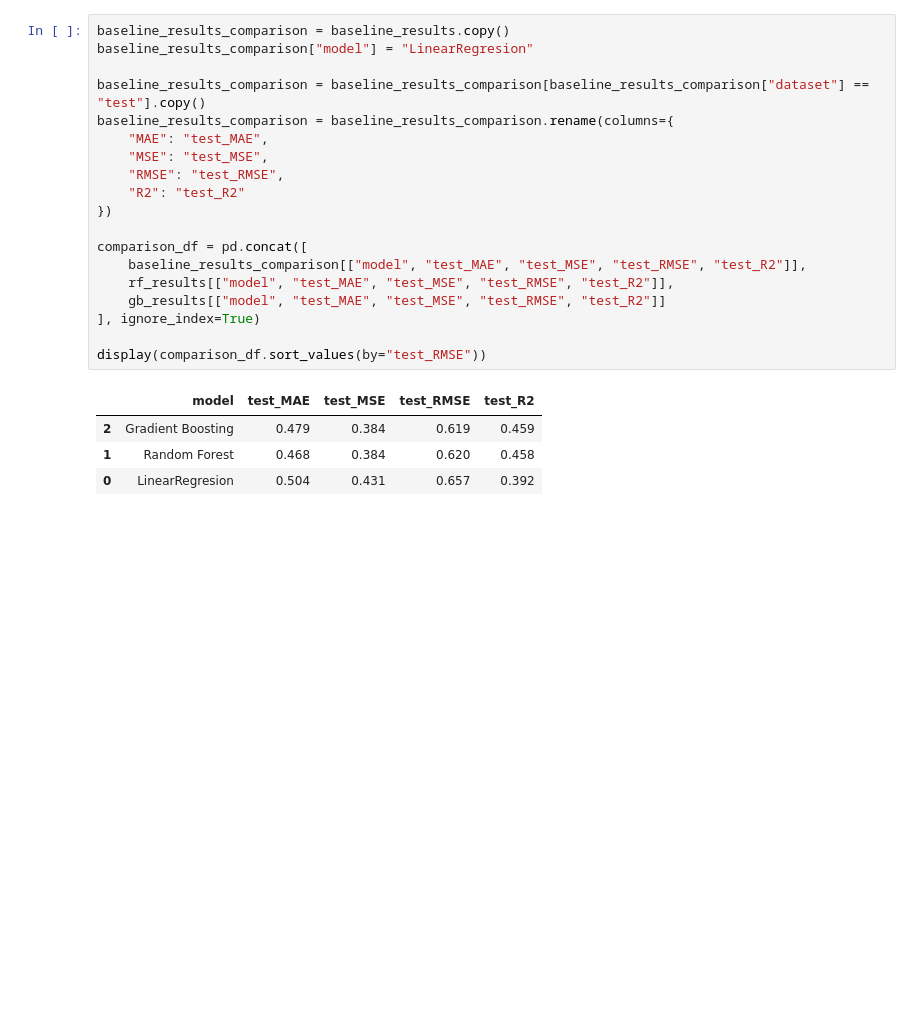
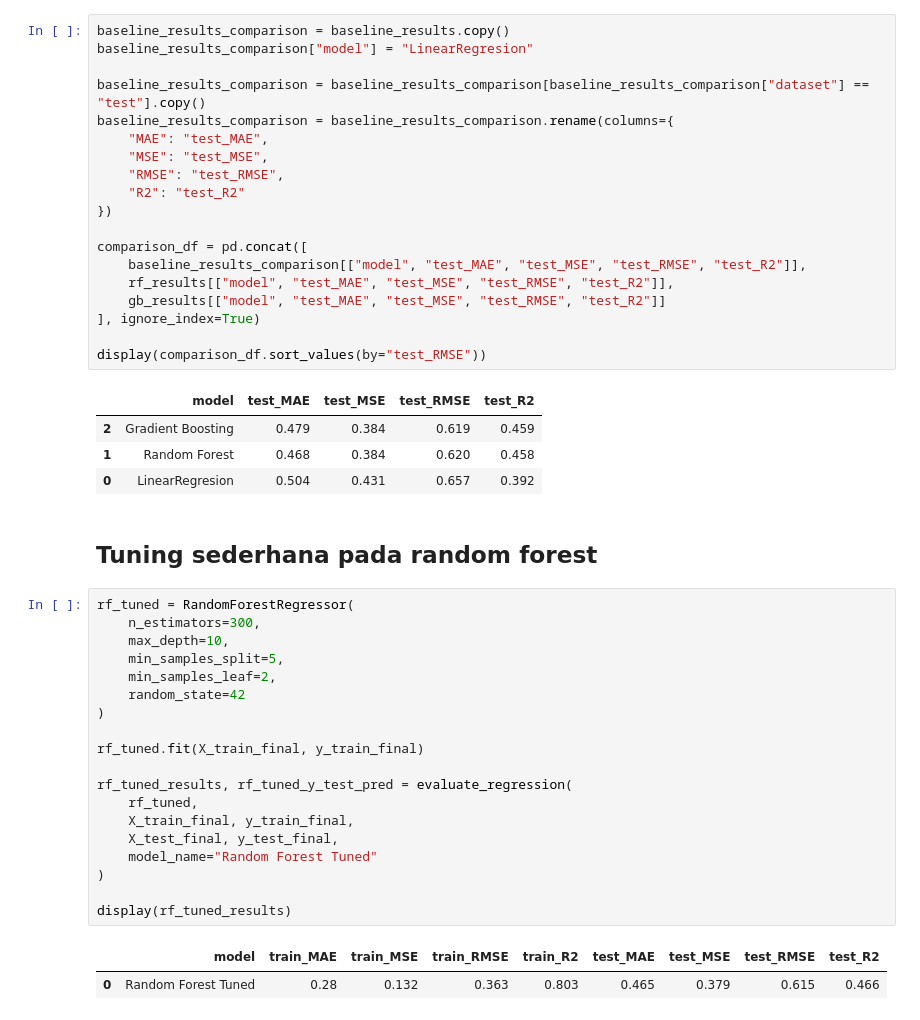
Before and after one commit to r021n/simple-machine-learing, a Jupyter notebook: Wine_Quality_Prediction.ipynb, the cells around one changed output. Drawn from its saved outputs; the diff is of its cells as text; blank space fills up the shorter version.

Commit message:
Tuning the random forest model and gradient boosting model

```diff
--- a/Wine_Quality_Prediction.ipynb
+++ b/Wine_Quality_Prediction.ipynb
@@ -792,3 +792,27 @@ display(comparison_df.sort_values(by="test_RMSE"))
 | 2 | Gradient Boosting | 0.479 | 0.384 | 0.619 | 0.459 |
 | 1 | Random Forest | 0.468 | 0.384 | 0.620 | 0.458 |
 | 0 | LinearRegresion | 0.504 | 0.431 | 0.657 | 0.392 |
+# %% [markdown]
+## Tuning sederhana pada random forest
+# %%
+rf_tuned = RandomForestRegressor(
+    n_estimators=300,
+    max_depth=10,
+    min_samples_split=5,
+    min_samples_leaf=2,
+    random_state=42
+)
+
+rf_tuned.fit(X_train_final, y_train_final)
+
+rf_tuned_results, rf_tuned_y_test_pred = evaluate_regression(
+    rf_tuned,
+    X_train_final, y_train_final,
+    X_test_final, y_test_final,
+    model_name="Random Forest Tuned"
+)
+
+display(rf_tuned_results)
+# %% [output]
+|  | model | train_MAE | train_MSE | train_RMSE | train_R2 | test_MAE | test_MSE | test_RMSE | test_R2 |
+| 0 | Random Forest Tuned | 0.28 | 0.132 | 0.363 | 0.803 | 0.465 | 0.379 | 0.615 | 0.466 |
```
Also changed, not shown: parts of 2 cells of this notebook.
